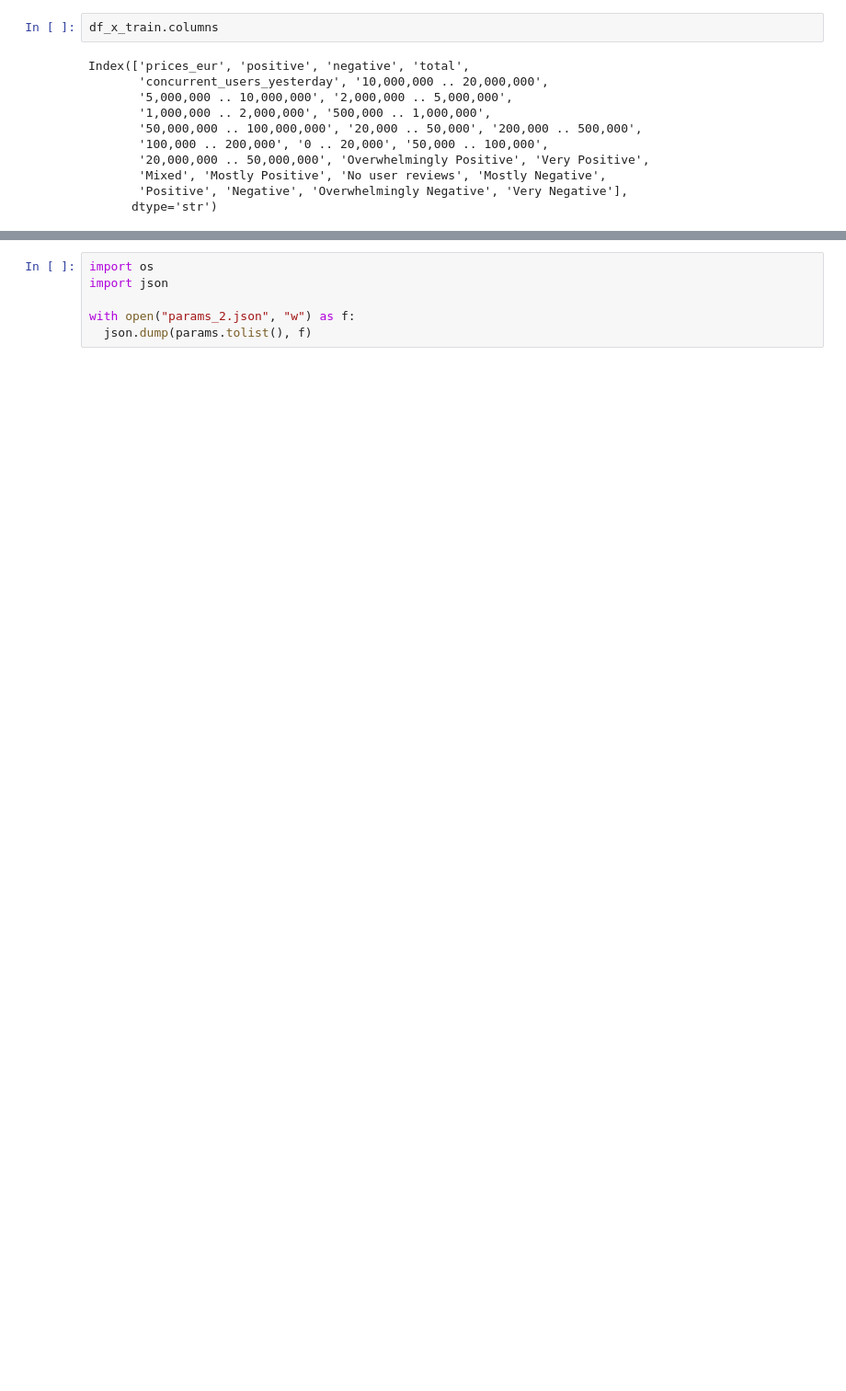
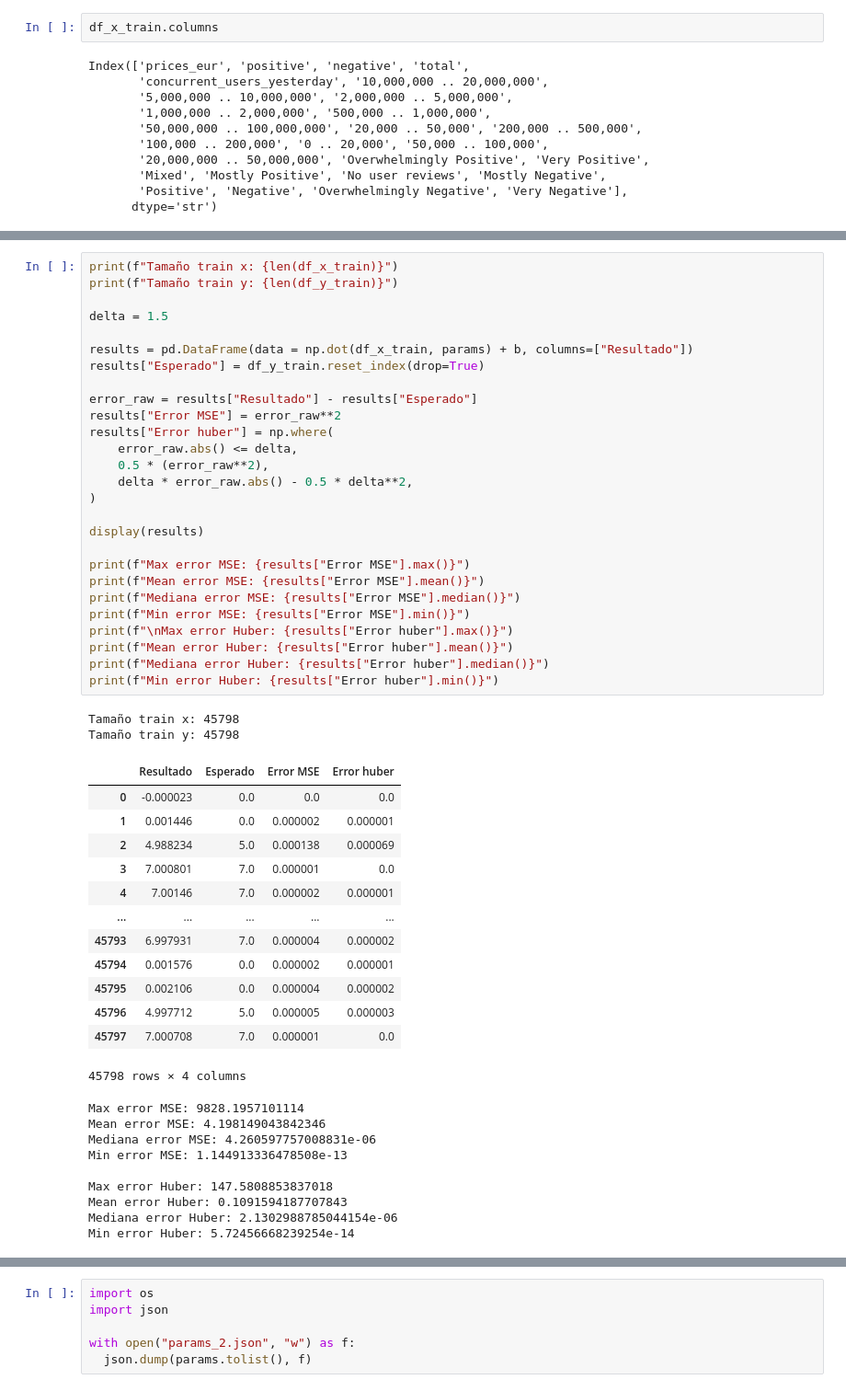
Before and after one commit to SALV19/MachineLearning, a Jupyter notebook: steam-project-huber-nestrov.ipynb, the cells around one changed output, grey strips where cells are left out. Shown at 92% size. Cells and saved outputs as stored; diff of their text form; blank space fills up the shorter version.

```diff
--- a/steam-project-huber-nestrov.ipynb
+++ b/steam-project-huber-nestrov.ipynb
@@ -907,3 +908,55 @@ Test loss Huber: 0.18067411849038323
+# %%
+print(f"Tamaño train x: {len(df_x_train)}")
+print(f"Tamaño train y: {len(df_y_train)}")
+
+delta = 1.5
+
+results = pd.DataFrame(data = np.dot(df_x_train, params) + b, columns=["Resultado"])
+results["Esperado"] = df_y_train.reset_index(drop=True)
+
+error_raw = results["Resultado"] - results["Esperado"]
+results["Error MSE"] = error_raw**2
+results["Error huber"] = np.where(
+    error_raw.abs() <= delta,
+    0.5 * (error_raw**2),
+    delta * error_raw.abs() - 0.5 * delta**2,
+)
+
+display(results)
+
+print(f"Max error MSE: {results["Error MSE"].max()}")
+print(f"Mean error MSE: {results["Error MSE"].mean()}")
+print(f"Mediana error MSE: {results["Error MSE"].median()}")
+print(f"Min error MSE: {results["Error MSE"].min()}")
+print(f"\nMax error Huber: {results["Error huber"].max()}")
+print(f"Mean error Huber: {results["Error huber"].mean()}")
+print(f"Mediana error Huber: {results["Error huber"].median()}")
+print(f"Min error Huber: {results["Error huber"].min()}")
+# %% [output]
+Tamaño train x: 45798
+Tamaño train y: 45798
+|  | Resultado | Esperado | Error MSE | Error huber |
+| 0 | -0.000023 | 0.0 | 0.0 | 0.0 |
+| 1 | 0.001446 | 0.0 | 0.000002 | 0.000001 |
+| 2 | 4.988234 | 5.0 | 0.000138 | 0.000069 |
+| 3 | 7.000801 | 7.0 | 0.000001 | 0.0 |
+| 4 | 7.00146 | 7.0 | 0.000002 | 0.000001 |
+| ... | ... | ... | ... | ... |
+| 45793 | 6.997931 | 7.0 | 0.000004 | 0.000002 |
+| 45794 | 0.001576 | 0.0 | 0.000002 | 0.000001 |
+| 45795 | 0.002106 | 0.0 | 0.000004 | 0.000002 |
+| 45796 | 4.997712 | 5.0 | 0.000005 | 0.000003 |
+| 45797 | 7.000708 | 7.0 | 0.000001 | 0.0 |
+45798 rows × 4 columns
+Max error MSE: 9828.1957101114
+Mean error MSE: 4.198149043842346
+Mediana error MSE: 4.260597757008831e-06
+Min error MSE: 1.144913336478508e-13
+
+Max error Huber: 147.5808853837018
+Mean error Huber: 0.1091594187707843
+Mediana error Huber: 2.1302988785044154e-06
+Min error Huber: 5.72456668239254e-14
 # %%
 print(f"Tamaño validation x: {len(df_x_validation)}")
 print(f"Tamaño validation y: {len(df_y_validation)}")
```
Also changed, not shown: parts of 8 cells of this notebook, 8 other files.
